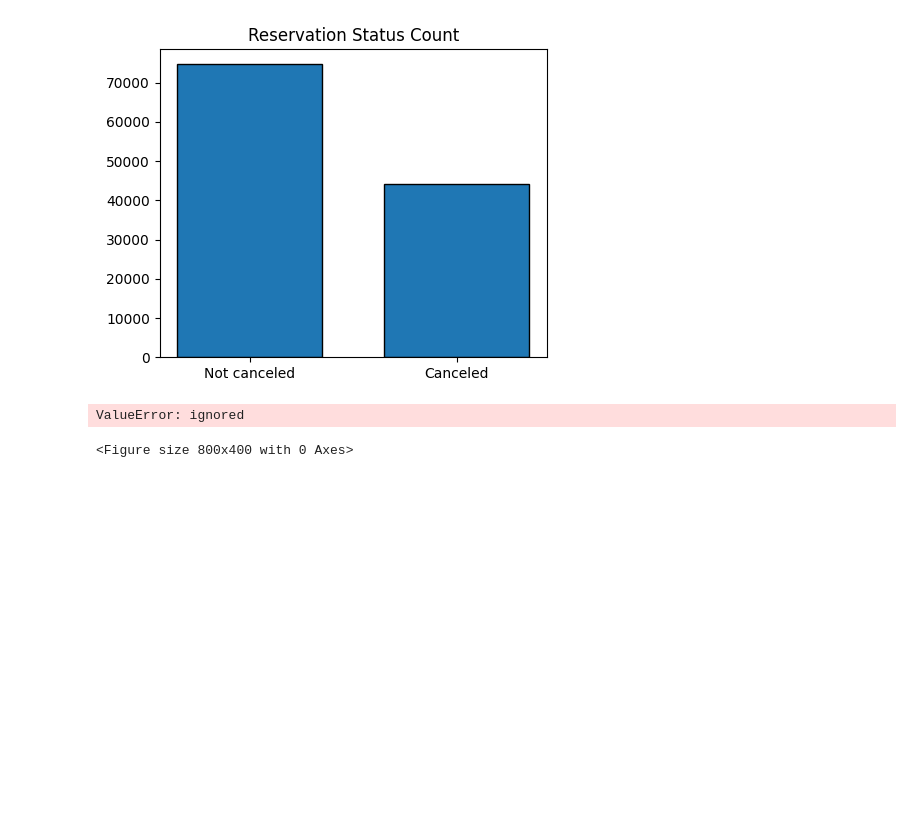
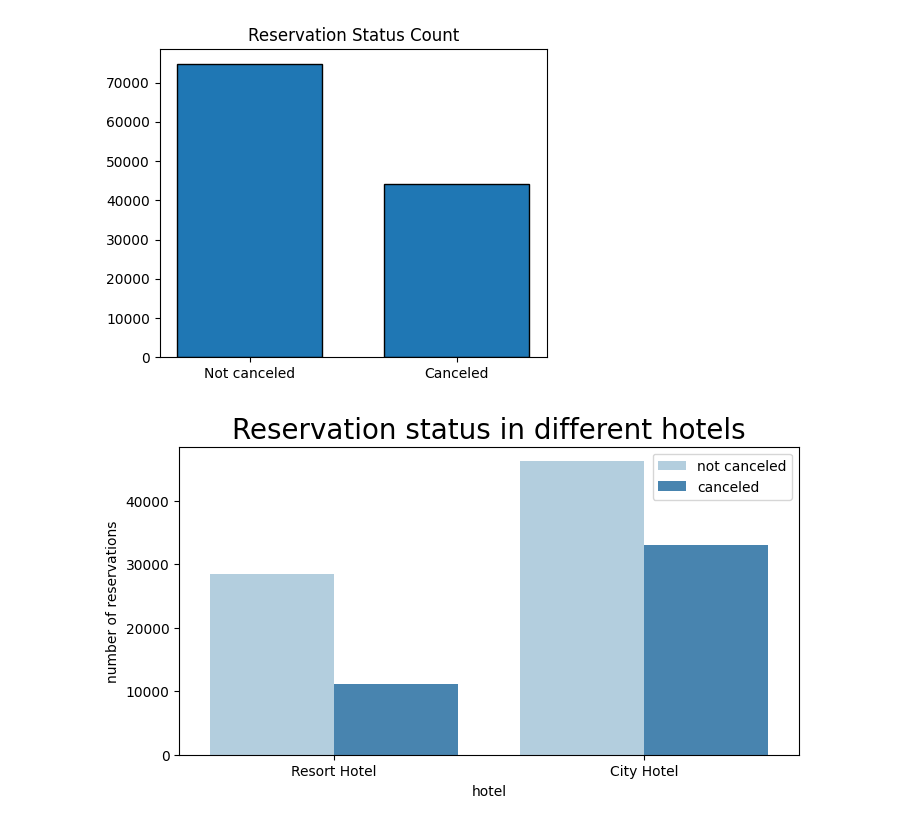
Before and after one commit to AbhishekSaini1101/Colab, a Jupyter notebook: Hotel_cancellation_project.ipynb, the cells around one changed output. Saved outputs shown, nothing was run; the diff lists cells and outputs as text; code cells hidden in the pictures; blank space fills up the shorter version.

```diff
--- a/Hotel_cancellation_project.ipynb
+++ b/Hotel_cancellation_project.ipynb
@@ -194,14 +194,13 @@ Name: is_canceled, dtype: float64
 [figure]
 # %%
 plt.figure(figsize = (8,4))
-ax1 = sns.countplot(x = 'hotel', hue = 'canceled', data = dataset, palette = 'Blues')
+ax1 = sns.countplot(x = 'hotel', hue = 'is_canceled', data = dataset, palette = 'Blues')
 legend_labels,_ = ax1. get_legend_handles_labels()
 ax1.legend(bbox_to_anchor = (1,1))
 plt.title('Reservation status in different hotels', size = 20)
 plt.xlabel('hotel')
 plt.ylabel('number of reservations')
 plt.legend(['not canceled', 'canceled'])
 plt.show()
 # %% [output]
-ValueError: ignored
-<Figure size 800x400 with 0 Axes>
+[figure, added]
```
